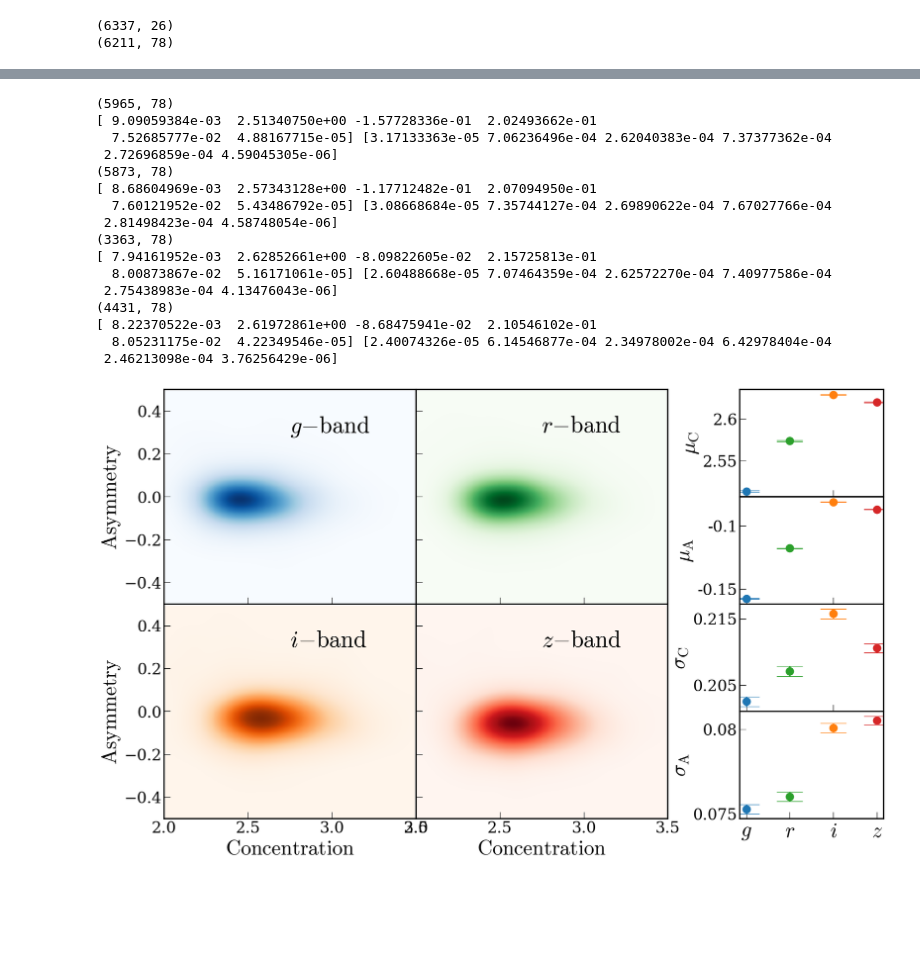
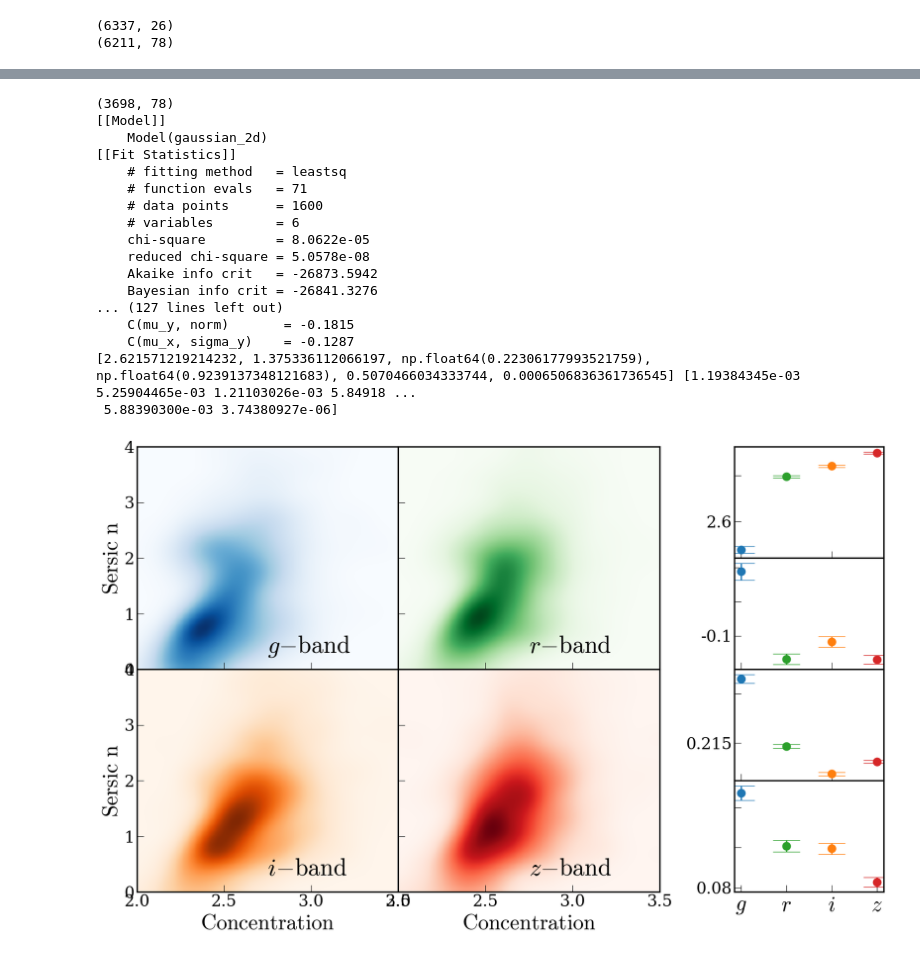
Before and after one commit to joy-228/morphy, a Jupyter notebook: 2Ddistributions.ipynb, the cells around one changed output, grey strips where cells are left out. Drawn from its saved outputs; the diff is of its cells as text; code cells hidden in the pictures; blank space fills up the shorter version.

```diff
--- a/2Ddistributions.ipynb
+++ b/2Ddistributions.ipynb
@@ -178,9 +302,10 @@ mst_bins = np.linspace(8.0,10.0,5)
 print(mst_bins)
 mst_bw = 0.5*(mst_bins[1]-mst_bins[0])
 
-gr_bins = np.linspace(0.0,1.0,5)
-print(gr_bins)
-gr_bw = 0.5*(gr_bins[1]-gr_bins[0])
+mst_bins1 = np.linspace(8,9,5)
+mst_bw1 = 0.5*(mst_bins1[1]-mst_bins1[0])
+
+ls_bins = [(0, (1, 10)),(0, (1, 5)),(0, (1, 1)),'-']
 # %% [output]
 [0.03981072 0.05011872 0.06309573 0.07943282 0.1       ]
 [ 8.   8.5  9.   9.5 10. ]
@@ -247,7 +326,7 @@ for i,key in enumerate(bands):
         s_inbin = selc.iloc[np.where((mst>=mst_bins[j])&(mst<mst_bins[j+1])&(zspec>=0.05)&(zspec<0.1))[0]]
         print(s_inbin.shape)
 
-        hss_arr,p0,p1 = hess_arr(s_inbin['m20_'+key],s_inbin['gini_'+key], hdx,40)
+        hss_arr,p0,p1,resi = hist_arr(s_inbin['m20_'+key],s_inbin['gini_'+key], hdx,nbins)
         #im = axl[j//2,j%2].imshow(hss_arr,cmap=bands[key][0],aspect='auto',extent = hdx,origin='lower',interpolation='gaussian')
         #p_arr[j,:] = p0[1:5]
         for n in range(2):
@@ -262,7 +341,7 @@ ax[1].yaxis.set_major_formatter(ticker.StrMethodFormatter("{x:.3f}"))
 
 
 plt.subplots_adjust(wspace=0.25)
-#plt.savefig('GM20loci_redshift.pdf',bbox_inches='tight')
+#plt.savefig('GM20loci_M.pdf',bbox_inches='tight')
 # %% [output]
 (3698, 78)
 (209, 78)
@@ -277,0 +413,3 @@ plt.subplots_adjust(wspace=0.25)
+# %%
+def gini_correction(G,Reff,SNR): return G*(0.83-0.59/Reff)+0.1*np.tanh(SNR)
+def m20_correction(M20,Reff): return (0.74-1/Reff)*M20-0.5
@@ -292,57 +531,58 @@ axr[1].set_xticklabels([])
 axr[2].set_xticklabels([])
 
 
-hdx = [2.0,3.5,-0.5,0.5]
+hdx = [2.0,3.5,0.0,4.0]
 
 for i,key in enumerate(bands):
 
-    selc = smorph[(smorph['snr_pix_'+key]>2)&(smorph['flag_'+key]<=1)]
+    selc = smorph[(smorph['snr_pix_'+key]>2.5)&(smorph['flag_'+key]<=1)&(smorph['r20_psf_'+key]>0.5)]
     print(selc.shape)
 
-    hss_arr,p0,p1 = hess_arr(selc['c_'+key],selc['a_'+key], hdx,40)
+    hss_arr,p0,p1,resi = hess_arr(selc['c_'+key],selc['n_'+key], hdx,40)
     im = axl[i//2,i%2].imshow(hss_arr,cmap=bands[key][0],aspect='auto',extent = hdx,origin='lower',interpolation='gaussian')
     #im = ax[i//2,i%2].scatter(selc['m20_'+key],selc['gini_'+key],c=mst,s=40,cmap=bands[key],vmin=6,vmax=10,alpha=0.8)
     print(p0,p1)
     for j,ley in enumerate(range(1,5)):
         axr[j].errorbar(i,p0[ley],yerr=p1[ley],color=bands[key][1],marker='o',markersize=12,elinewidth=2,capsize=20)
 
 
     axl[i//2,i%2].text(2.75,0.3,labels[i]+r'$-band$',fontsize=36)
-    axl[i//2,i%2].set_ylim((-0.5,0.5))
+    axl[i//2,i%2].set_ylim((0.0,4.0))
     axl[i//2,i%2].set_xlim((2.0,3.5))
 
 for j in range(2):
-    axl[j,0].set_ylabel( r'$Asymmetry$',fontsize=32)
+    axl[j,0].set_ylabel( r'$Sersic\ n$',fontsize=32)
     axl[1,j].set_xlabel(r'$Concentration$',fontsize=32)
     #plt.colorbar(mcm.ScalarMappable(norm=mcol.Normalize(vmin=0,vmax=2), cmap=bands[k]), ax=ax1[i],orientation='horizontal',label=r'$A_S$')
 axr[-1].xaxis.set_major_locator(ticker.FixedLocator(positions))
 axr[-1].xaxis.set_major_formatter(ticker.FixedFormatter(labels))
 
-tick_form = [[2.55,2.60],[-0.15,-0.10],[0.205,0.215],[0.075,0.08]]
-tick_lab = [r'$\mu_{C}$',r'$\mu_{A}$',r'$\sigma_{C}$',r'$\sigma_{A}$']
+#tick_form = [[2.55,2.60],[-0.15,-0.10],[0.205,0.215],[0.075,0.08]]
+tick_lab = [r'$\mu_{C}$',r'$\mu_{n}$',r'$\sigma_{C}$',r'$\sigma_{n}$']
 for i in range(4):
-    axr[i].set_ylabel(tick_lab[i],fontsize=32)
-    axr[i].yaxis.set_major_locator(ticker.FixedLocator(tick_form[i]))
+    #axr[i].set_ylabel(tick_lab[i],fontsize=32)
+    #axr[i].yaxis.set_major_locator(ticker.FixedLocator(tick_form[i]))
     axr[i].yaxis.set_major_formatter(ticker.FixedFormatter([str(l) for l in tick_form[i]]))
 axr[-1].tick_params(axis='x', labelsize=32)
 
 plt.subplots_adjust(wspace=0.0,hspace=0.0)
 plt.savefig('ACloci_fit.pdf',bbox_inches='tight')
 # %% [output]
-(5965, 78)
-[ 9.09059384e-03  2.51340750e+00 -1.57728336e-01  2.02493662e-01
-  7.52685777e-02  4.88167715e-05] [3.17133363e-05 7.06236496e-04 2.62040383e-04 7.37377362e-04
- 2.72696859e-04 4.59045305e-06]
-(5873, 78)
-[ 8.68604969e-03  2.57343128e+00 -1.17712482e-01  2.07094950e-01
-  7.60121952e-02  5.43486792e-05] [3.08668684e-05 7.35744127e-04 2.69890622e-04 7.67027766e-04
- 2.81498423e-04 4.58748054e-06]
-(3363, 78)
-[ 7.94161952e-03  2.62852661e+00 -8.09822605e-02  2.15725813e-01
-  8.00873867e-02  5.16171061e-05] [2.60488668e-05 7.07464359e-04 2.62572270e-04 7.40977586e-04
- 2.75438983e-04 4.13476043e-06]
-(4431, 78)
-[ 8.22370522e-03  2.61972861e+00 -8.68475941e-02  2.10546102e-01
-  8.05231175e-02  4.22349546e-05] [2.40074326e-05 6.14546877e-04 2.34978002e-04 6.42978404e-04
- 2.46213098e-04 3.76256429e-06]
+(3698, 78)
+[[Model]]
+    Model(gaussian_2d)
+[[Fit Statistics]]
+    # fitting method   = leastsq
+    # function evals   = 71
+    # data points      = 1600
+    # variables        = 6
+    chi-square         = 8.0622e-05
+    reduced chi-square = 5.0578e-08
+    Akaike info crit   = -26873.5942
+    Bayesian info crit = -26841.3276
+... (127 lines left out)
+    C(mu_y, norm)       = -0.1815
+    C(mu_x, sigma_y)    = -0.1287
+[2.621571219214232, 1.375336112066197, np.float64(0.22306177993521759), np.float64(0.9239137348121683), 0.5070466034333744, 0.0006506836361736545] [1.19384345e-03 5.25904465e-03 1.21103026e-03 5.84918 ...
+ 5.88390300e-03 3.74380927e-06]
-[figure, old version]
+[figure, new version]
```
Also changed, not shown: parts of 16 cells of this notebook, 8 other files.
